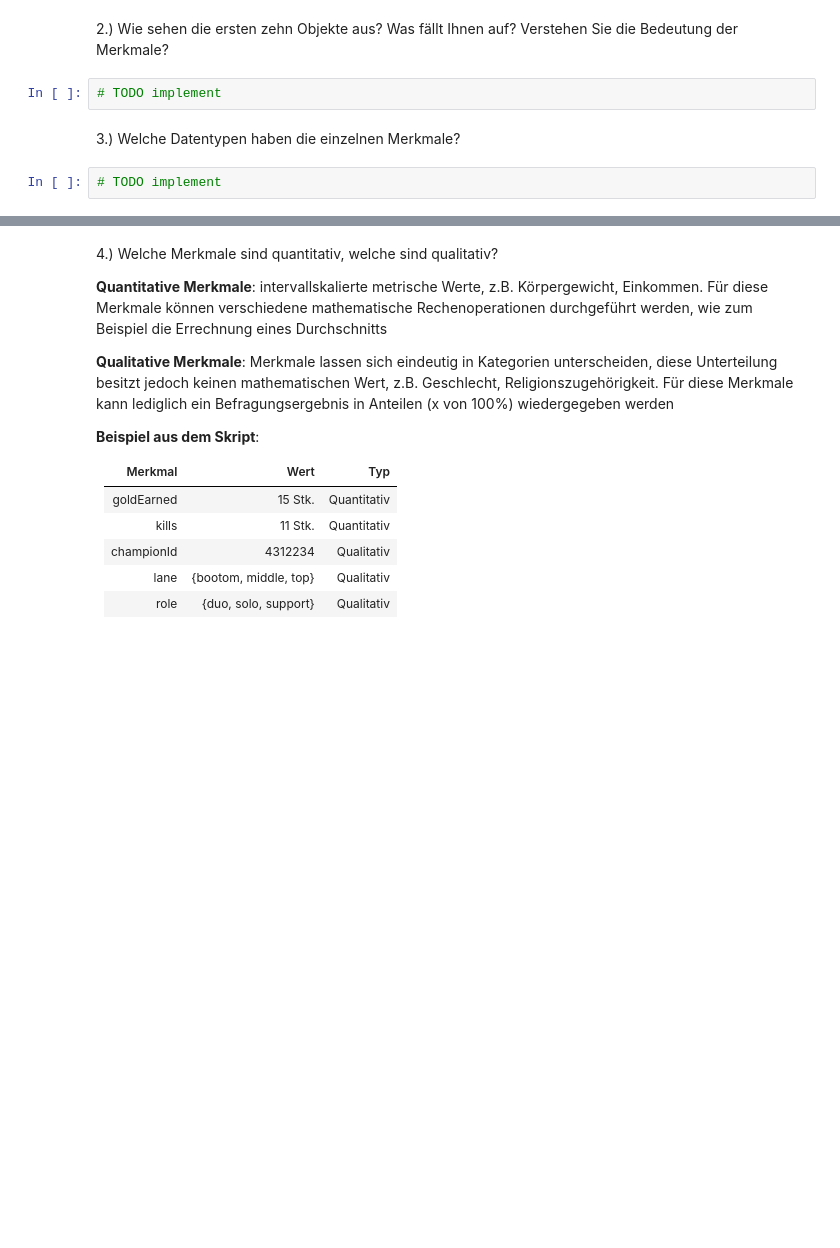
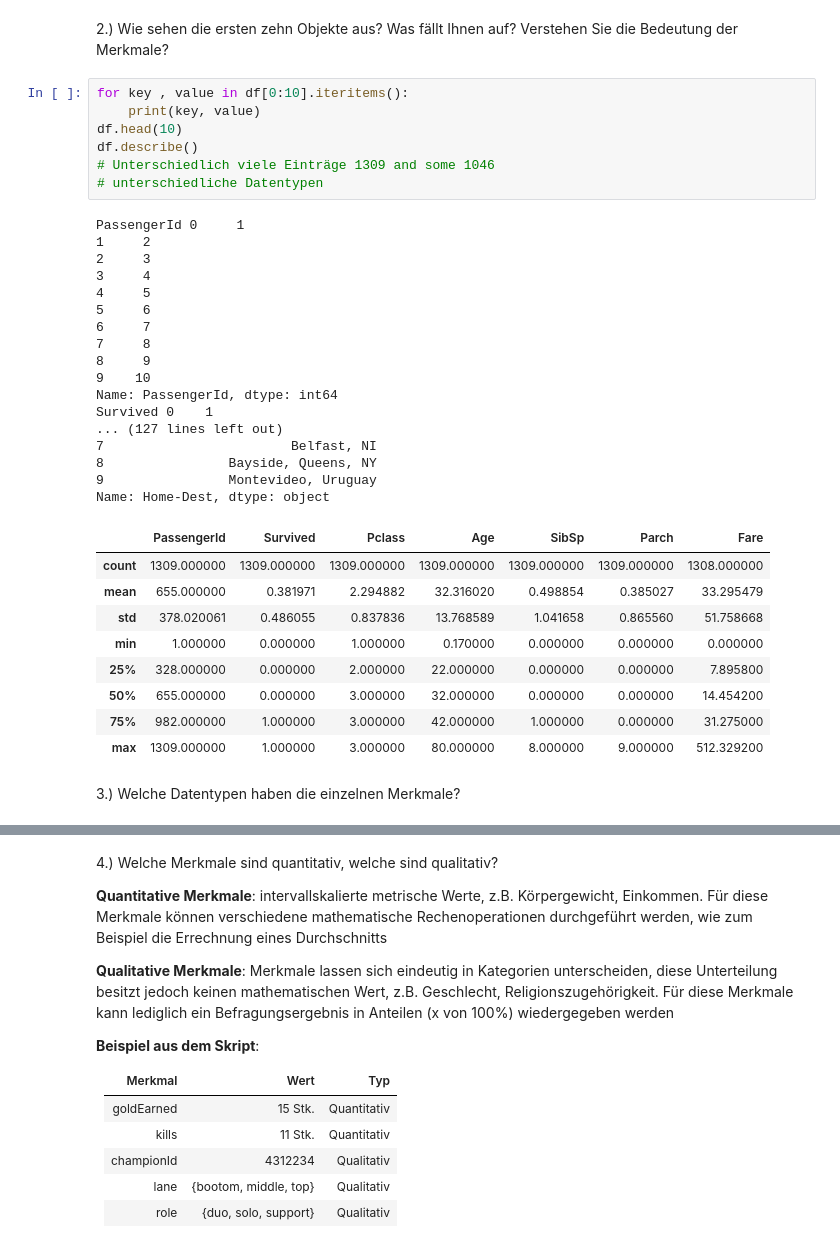
Before and after one commit to OgLocGreen/hska_ml_lab_master_exercises, a Jupyter notebook: Exercise 2 - Exploratory data analysis, Simple Classifier/Exercise 2.1 - Exploratory data analysis.ipynb, the cells around one changed output, grey strips where cells are left out. Saved outputs shown, nothing was run; the diff lists cells and outputs as text; blank space fills up the shorter version.

```diff
--- a/Exercise 2 - Exploratory data analysis, Simple Classifier/Exercise 2.1 - Exploratory data analysis.ipynb
+++ b/Exercise 2 - Exploratory data analysis, Simple Classifier/Exercise 2.1 - Exploratory data analysis.ipynb
@@ -188,8 +212,38 @@ Um einen ersten Eindruck von den vorliegenden Daten zu beokmmen sowie die Mögli
 # %% [markdown]
 2.) Wie sehen die ersten zehn Objekte aus? Was fällt Ihnen auf? Verstehen Sie die Bedeutung der Merkmale?
-# %%
-# TODO implement
+# %%
+for key , value in df[0:10].iteritems():
+    print(key, value)
+df.head(10)
+df.describe()
+# Unterschiedlich viele Einträge 1309 and some 1046
+# unterschiedliche Datentypen
+# %% [output]
+PassengerId 0     1
+1     2
+2     3
+3     4
+4     5
+5     6
+6     7
+7     8
+8     9
+9    10
+Name: PassengerId, dtype: int64
+Survived 0    1
+... (127 lines left out)
+7                        Belfast, NI
+8                Bayside, Queens, NY
+9                Montevideo, Uruguay
+Name: Home-Dest, dtype: object
+|  | PassengerId | Survived | Pclass | Age | SibSp | Parch | Fare |
+| count | 1309.000000 | 1309.000000 | 1309.000000 | 1309.000000 | 1309.000000 | 1309.000000 | 1308.000000 |
+| mean | 655.000000 | 0.381971 | 2.294882 | 32.316020 | 0.498854 | 0.385027 | 33.295479 |
+| std | 378.020061 | 0.486055 | 0.837836 | 13.768589 | 1.041658 | 0.865560 | 51.758668 |
+| min | 1.000000 | 0.000000 | 1.000000 | 0.170000 | 0.000000 | 0.000000 | 0.000000 |
+| 25% | 328.000000 | 0.000000 | 2.000000 | 22.000000 | 0.000000 | 0.000000 | 7.895800 |
+| 50% | 655.000000 | 0.000000 | 3.000000 | 32.000000 | 0.000000 | 0.000000 | 14.454200 |
+| 75% | 982.000000 | 1.000000 | 3.000000 | 42.000000 | 1.000000 | 0.000000 | 31.275000 |
+| max | 1309.000000 | 1.000000 | 3.000000 | 80.000000 | 8.000000 | 9.000000 | 512.329200 |
 # %% [markdown]
 3.) Welche Datentypen haben die einzelnen Merkmale?
-# %%
-# TODO implement
```
Also changed, not shown: parts of 21 cells of this notebook, 1 other file.
